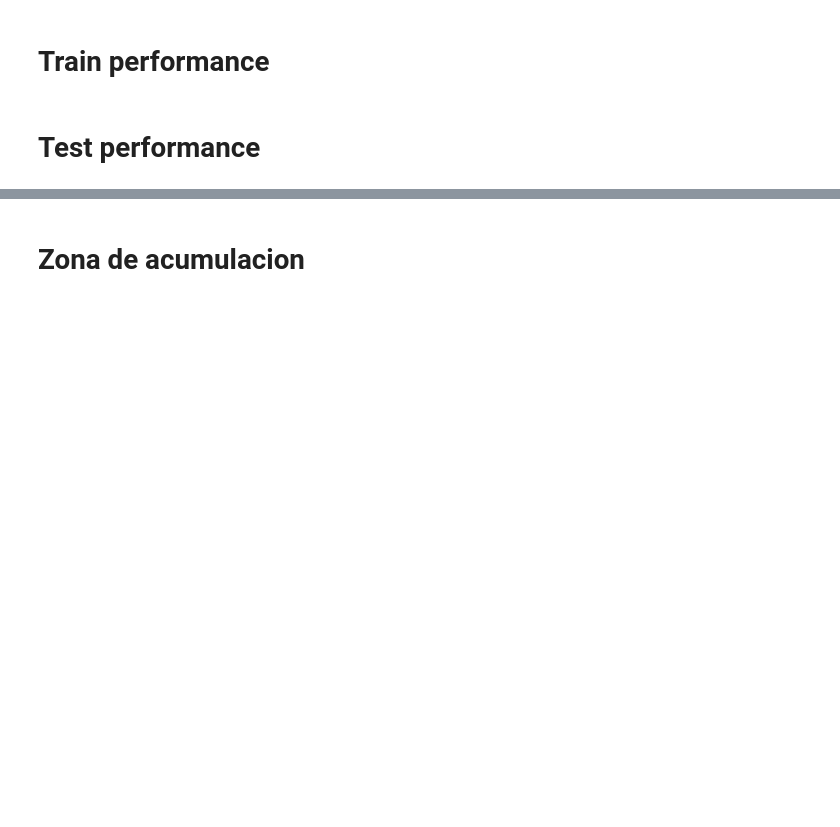
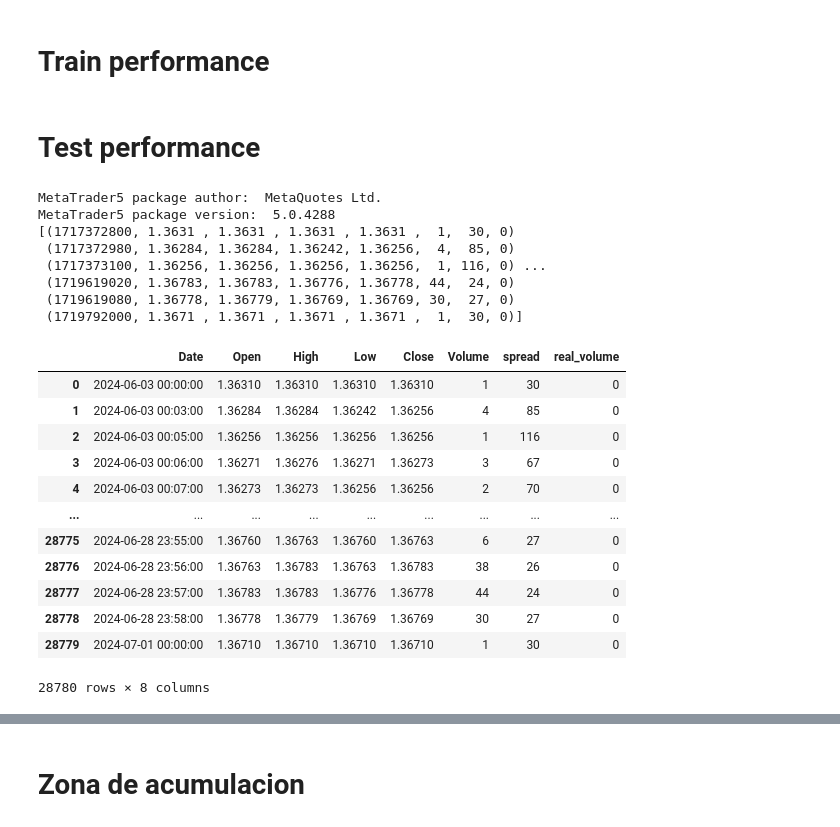
Before and after one commit to SaidJacobo/forex_ml_bot, a Jupyter notebook: notebooks/Pruebillas.ipynb, the cells around one changed output, grey strips where cells are left out. Saved outputs shown, nothing was run; the diff lists cells and outputs as text; code cells hidden in the pictures; blank space fills up the shorter version.

```diff
--- a/notebooks/Pruebillas.ipynb
+++ b/notebooks/Pruebillas.ipynb
@@ -746,2 +700,62 @@ ticks_frame.head(10)
 # %%
-ticks_frame
+from datetime import datetime
+import MetaTrader5 as mt5
+import pytz
+
+print("MetaTrader5 package author: ", mt5.__author__)
+print("MetaTrader5 package version: ", mt5.__version__)
+
+# establish connection to MetaTrader 5 terminal
+if not mt5.initialize():
+    raise Exception("initialize() failed, error code =",mt5.last_error())
+
+# set time zone to UTC
+timezone = pytz.timezone("Etc/UTC")
+
+# create 'datetime' objects in UTC time zone to avoid the implementation of a local time zone offset
+utc_from = datetime(2024, 6, 1, tzinfo=timezone)
+utc_to = datetime(2024, 7, 1, tzinfo=timezone)
+rates = mt5.copy_rates_range('USDCAD', mt5.TIMEFRAME_M1, utc_from, utc_to)
+
+print(rates)
+# shut down connection to the MetaTrader 5 terminal
+mt5.shutdown()
+
+# create DataFrame out of the obtained data
+df = pd.DataFrame(rates)
+
+# convert time in seconds into the datetime format
+df['time'] = pd.to_datetime(df['time'], unit='s')
+
+df = df.rename(columns={
+  'time':'Date',
+  'open':'Open',
+  'high':'High',
+  'low':'Low',
+  'close':'Close',
+  'tick_volume':'Volume'
+})
+
+df
+# %% [output]
+MetaTrader5 package author:  MetaQuotes Ltd.
+MetaTrader5 package version:  5.0.4288
+[(1717372800, 1.3631 , 1.3631 , 1.3631 , 1.3631 ,  1,  30, 0)
+ (1717372980, 1.36284, 1.36284, 1.36242, 1.36256,  4,  85, 0)
+ (1717373100, 1.36256, 1.36256, 1.36256, 1.36256,  1, 116, 0) ...
+ (1719619020, 1.36783, 1.36783, 1.36776, 1.36778, 44,  24, 0)
+ (1719619080, 1.36778, 1.36779, 1.36769, 1.36769, 30,  27, 0)
+ (1719792000, 1.3671 , 1.3671 , 1.3671 , 1.3671 ,  1,  30, 0)]
+|  | Date | Open | High | Low | Close | Volume | spread | real_volume |
+| 0 | 2024-06-03 00:00:00 | 1.36310 | 1.36310 | 1.36310 | 1.36310 | 1 | 30 | 0 |
+| 1 | 2024-06-03 00:03:00 | 1.36284 | 1.36284 | 1.36242 | 1.36256 | 4 | 85 | 0 |
+| 2 | 2024-06-03 00:05:00 | 1.36256 | 1.36256 | 1.36256 | 1.36256 | 1 | 116 | 0 |
+| 3 | 2024-06-03 00:06:00 | 1.36271 | 1.36276 | 1.36271 | 1.36273 | 3 | 67 | 0 |
+| 4 | 2024-06-03 00:07:00 | 1.36273 | 1.36273 | 1.36256 | 1.36256 | 2 | 70 | 0 |
+| ... | ... | ... | ... | ... | ... | ... | ... | ... |
+| 28775 | 2024-06-28 23:55:00 | 1.36760 | 1.36763 | 1.36760 | 1.36763 | 6 | 27 | 0 |
+| 28776 | 2024-06-28 23:56:00 | 1.36763 | 1.36783 | 1.36763 | 1.36783 | 38 | 26 | 0 |
+| 28777 | 2024-06-28 23:57:00 | 1.36783 | 1.36783 | 1.36776 | 1.36778 | 44 | 24 | 0 |
+| 28778 | 2024-06-28 23:58:00 | 1.36778 | 1.36779 | 1.36769 | 1.36769 | 30 | 27 | 0 |
+| 28779 | 2024-07-01 00:00:00 | 1.36710 | 1.36710 | 1.36710 | 1.36710 | 1 | 30 | 0 |
+28780 rows × 8 columns
```
Also changed, not shown: parts of 24 cells of this notebook, 13 other files.
